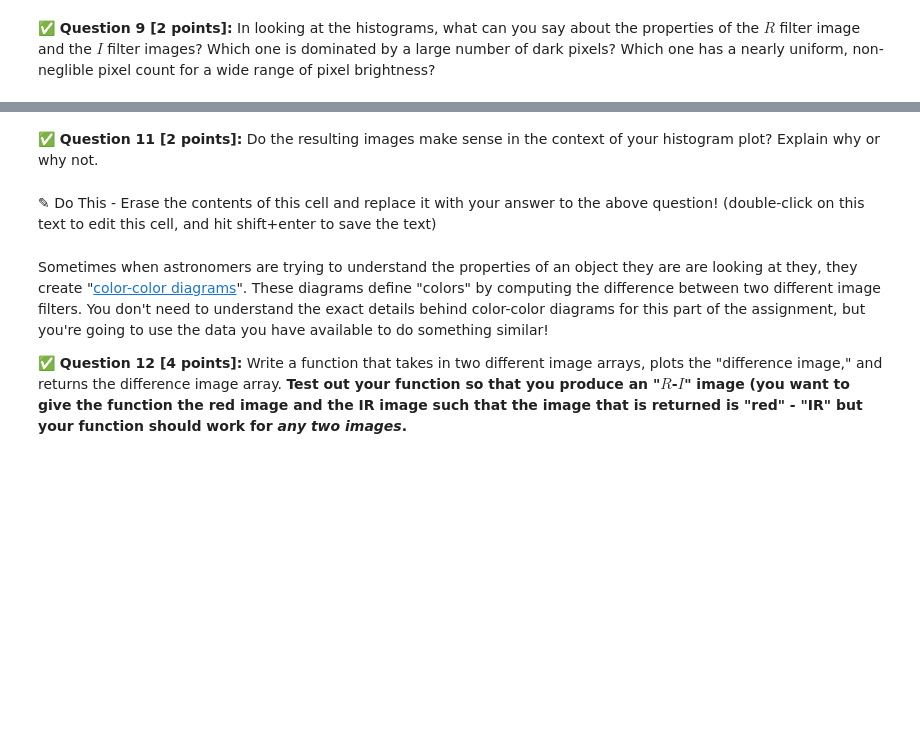
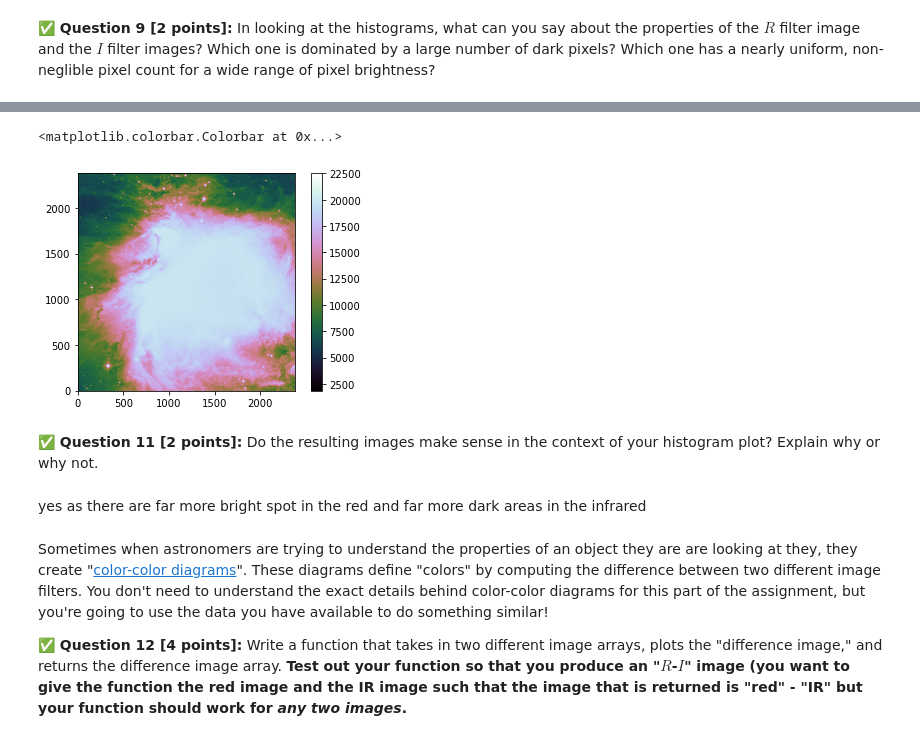
Before and after one commit to Michael-Bellaver/cmse202-s21-turnin, a Jupyter notebook: hw-01/HW-01_GitPracticeDebuggingAndPythonPackages-STUDENT.ipynb, the cells around one changed output, grey strips where cells are left out. Drawn from its saved outputs; the diff is of its cells as text; code cells hidden in the pictures; blank space fills up the shorter version.

```diff
--- a/hw-01/HW-01_GitPracticeDebuggingAndPythonPackages-STUDENT.ipynb
+++ b/hw-01/HW-01_GitPracticeDebuggingAndPythonPackages-STUDENT.ipynb
@@ -264,7 +282,13 @@ Now that you have a bit of understanding about the the properties of the images
+# %%
+plt.imshow(red, cmap='cubehelix',origin='lower')
+plt.colorbar()
+# %% [output]
+<matplotlib.colorbar.Colorbar at 0x...>
+[figure, added]
 # %% [markdown]
 **&#9989; Question 11 [2 points]:** Do the resulting images make sense in the context of your histogram plot? Explain why or why not.
-# %% [markdown]
-<font size=+3>&#9998;</font> Do This - Erase the contents of this cell and replace it with your answer to the above question!  (double-click on this text to edit this cell, and hit shift+enter to save the text)
+# %% [markdown]
+yes as there are far more bright spot in the red and far more dark areas in the infrared
 # %% [markdown]
 Sometimes when astronomers are trying to understand the properties of an object they are are looking at they, they create "[color-color diagrams](https://en.wikipedia.org/wiki/Color%E2%80%93color_diagram)". These diagrams define "colors" by computing the difference between two different image filters. You don't need to understand the exact details behind color-color diagrams for this part of the assignment, but you're going to use the data you have available to do something similar!
 
```
Also changed, not shown: parts of 9 cells of this notebook.
